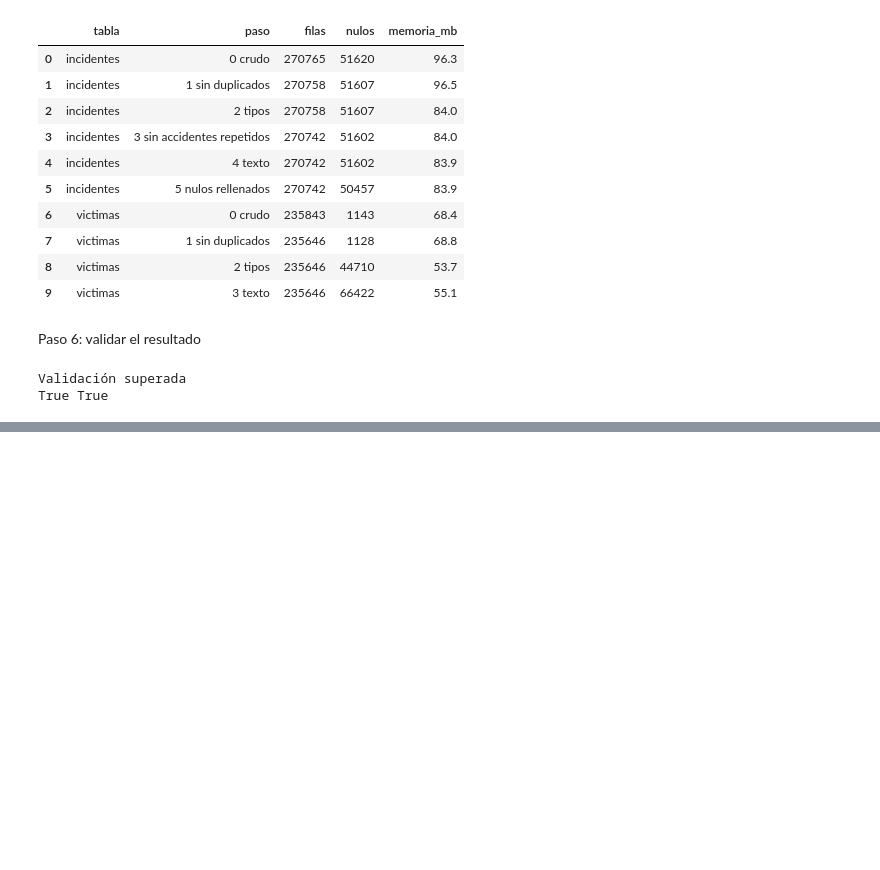
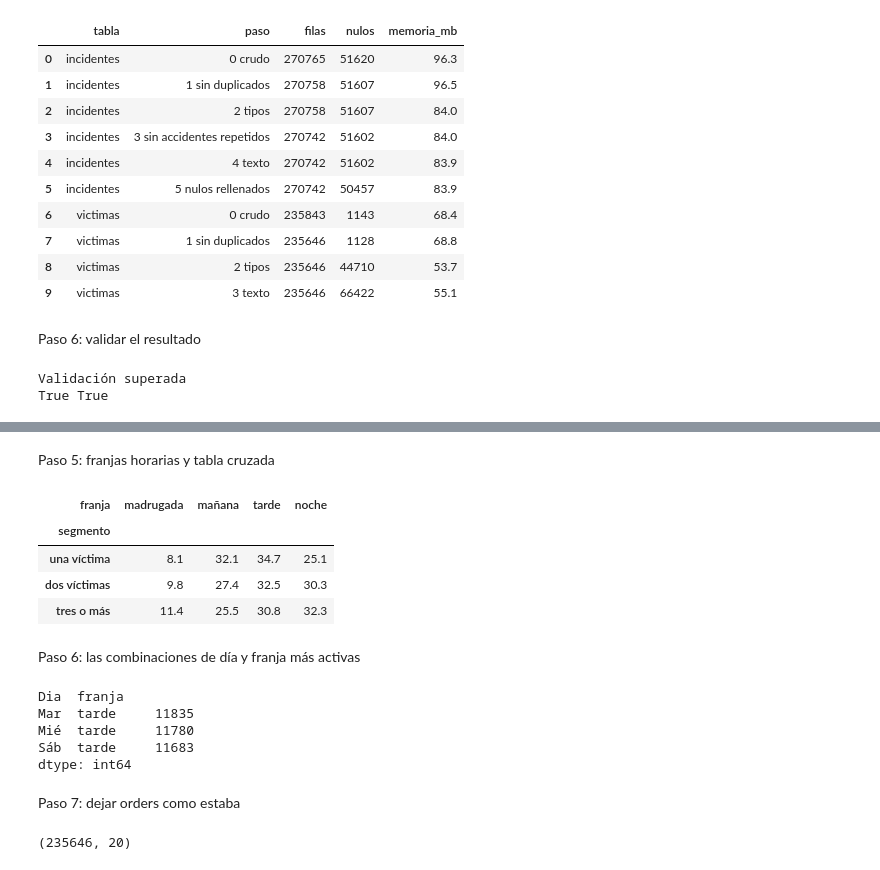
Before and after one commit to sjuandasat05-sudo/proyecto-ciencia-datos, a Jupyter notebook: notebooks/data_preparation.ipynb, the cells around one changed output, grey strips where cells are left out. Saved outputs shown, nothing was run; the diff lists cells and outputs as text; code cells hidden in the pictures; blank space fills up the shorter version.

```diff
--- a/notebooks/data_preparation.ipynb
+++ b/notebooks/data_preparation.ipynb
@@ -361,0 +562,36 @@ True True
+# %% [markdown]
+Paso 5: franjas horarias y tabla cruzada
+# %%
+victimas['franja'] = pd.cut(victimas['Hora'],
+                            bins=[-1, 5, 11, 17, 23],
+                            labels=['madrugada', 'mañana', 'tarde', 'noche'])
+
+perfil = (pd.crosstab(victimas['segmento'], victimas['franja'], normalize='index')
+            .mul(100).round(1))
+perfil
+# %% [output]
+| franja | madrugada | mañana | tarde | noche |
+| segmento |  |  |  |  |
+| una víctima | 8.1 | 32.1 | 34.7 | 25.1 |
+| dos víctimas | 9.8 | 27.4 | 32.5 | 30.3 |
+| tres o más | 11.4 | 25.5 | 30.8 | 32.3 |
+# %% [markdown]
+Paso 6: las combinaciones de día y franja más activas
+# %%
+(victimas.groupby(['Dia', 'franja'], observed=True)
+         .size()
+         .sort_values(ascending=False)
+         .head(3))
+# %% [output]
+Dia  franja
+Mar  tarde     11835
+Mié  tarde     11780
+Sáb  tarde     11683
+dtype: int64
+# %% [markdown]
+Paso 7: dejar orders como estaba
+# %%
+victimas = victimas.drop(columns=['segmento', 'franja'])
+print(victimas.shape)
+# %% [output]
+(235646, 20)
```
Also changed, not shown: parts of 26 cells of this notebook.
